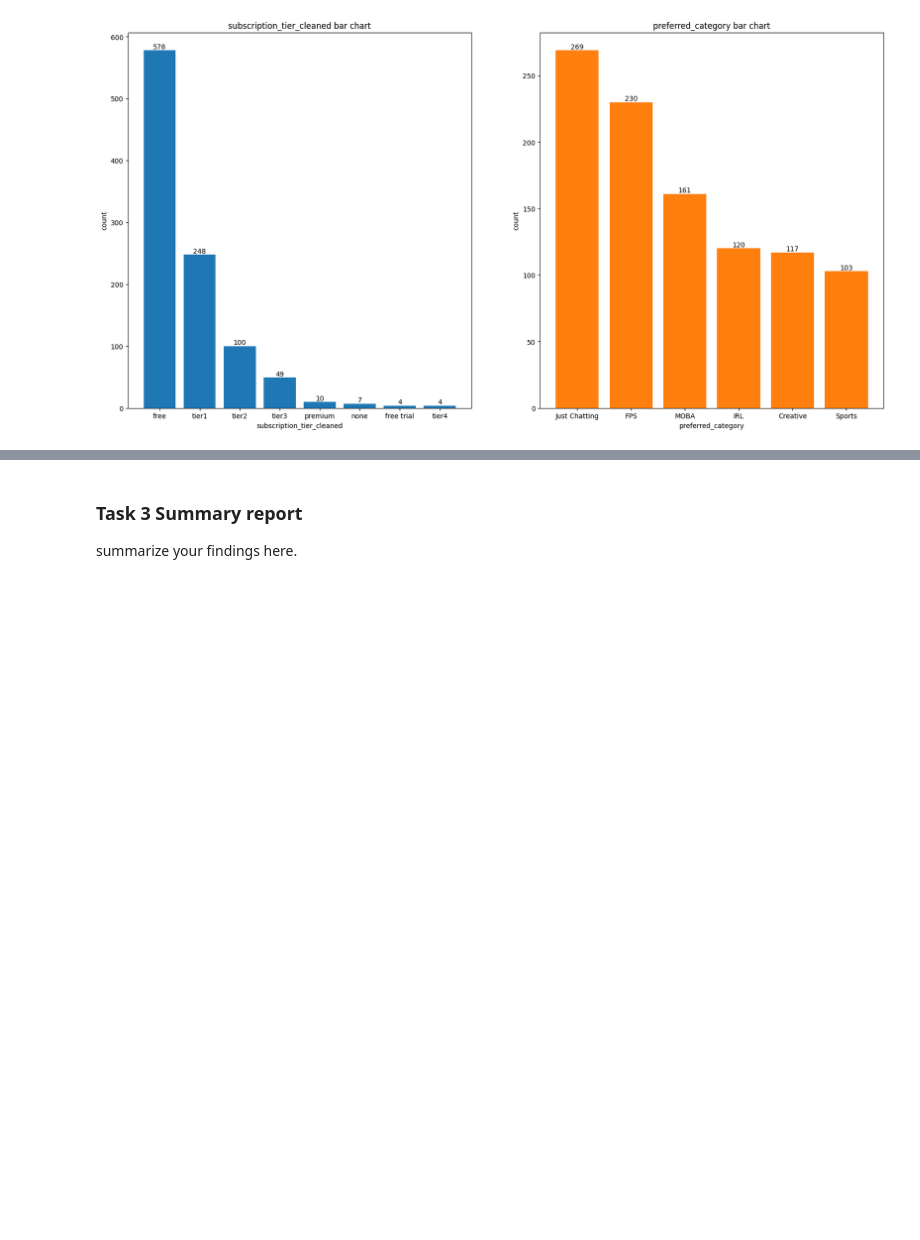
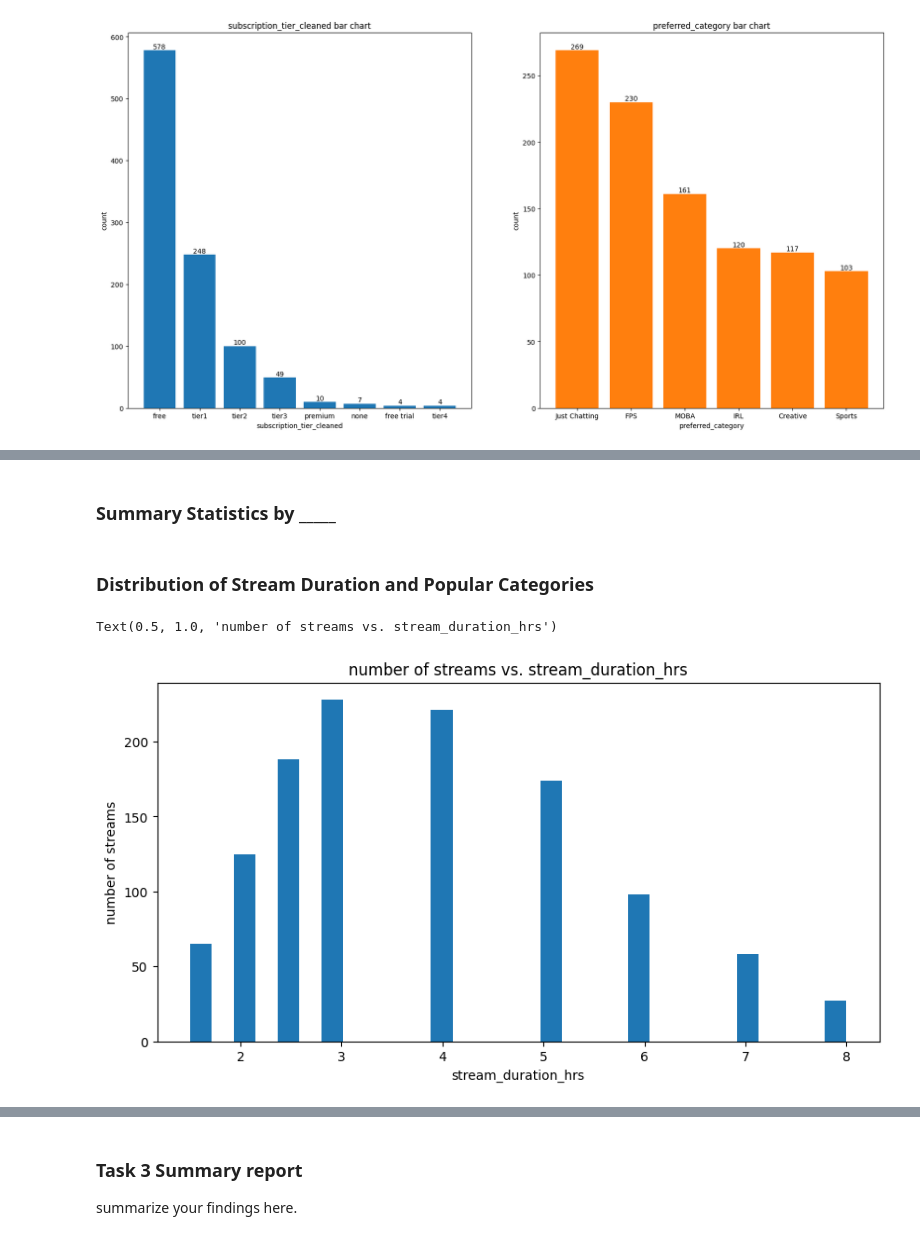
Before and after one commit to ChristianSantos2671/Santos_Christian_A01, a Jupyter notebook: iat461_a1_cs.ipynb, the cells around one changed output, grey strips where cells are left out. Drawn from its saved outputs; the diff is of its cells as text; code cells hidden in the pictures; blank space fills up the shorter version.

Commit message:
Task 3 Stats and Visualizations

```diff
--- a/iat461_a1_cs.ipynb
+++ b/iat461_a1_cs.ipynb
@@ -1030,0 +1006,13 @@ plt.show()
+# %% [markdown]
+### Summary Statistics by _____
+# %% [markdown]
+### Distribution of Stream Duration and Popular Categories
+# %%
+plt.figure(figsize=(10, 5))
+plt.hist(df_streams["stream_duration_hrs"], bins=30)
+plt.xlabel("stream_duration_hrs")
+plt.ylabel("number of streams")
+plt.title("number of streams vs. stream_duration_hrs")
+# %% [output]
+Text(0.5, 1.0, 'number of streams vs. stream_duration_hrs')
+[figure, added]
```
Also changed, not shown: parts of 11 cells of this notebook.
